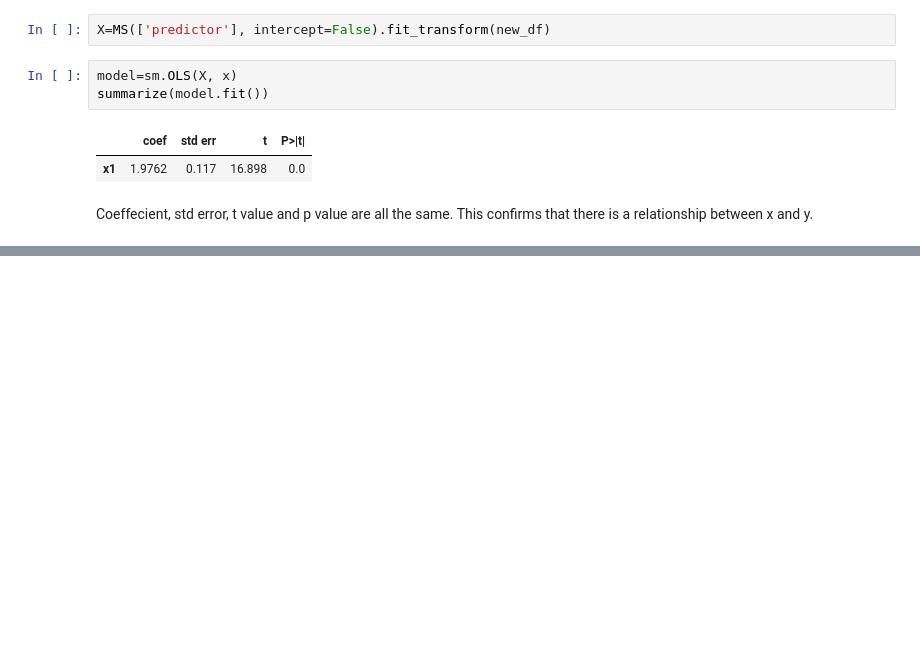
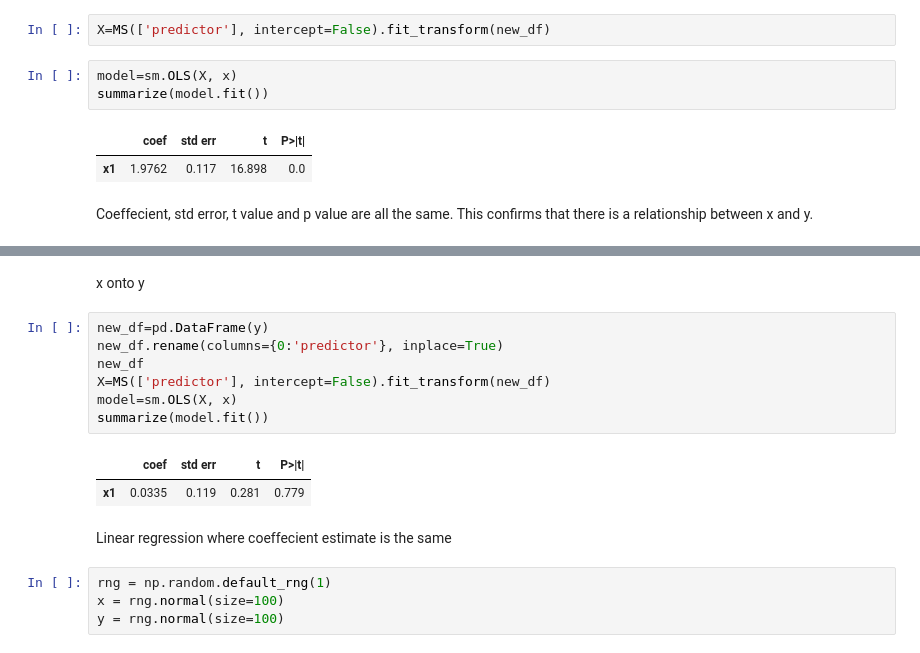
Before and after one commit to Mussab157/ISLP, a Jupyter notebook: Chapter3/ch3_lab.ipynb, the cells around one changed output, grey strips where cells are left out. Saved outputs shown, nothing was run; the diff lists cells and outputs as text; blank space fills up the shorter version.

```diff
--- a/Chapter3/ch3_lab.ipynb
+++ b/Chapter3/ch3_lab.ipynb
@@ -481,0 +500,18 @@ Coeffecient, std error, t value and p value are all the same. This confirms that
+# %% [markdown]
+x onto y
+# %%
+new_df=pd.DataFrame(y)
+new_df.rename(columns={0:'predictor'}, inplace=True)
+new_df
+X=MS(['predictor'], intercept=False).fit_transform(new_df)
+model=sm.OLS(X, x)
+summarize(model.fit())
+# %% [output]
+|  | coef | std err | t | P>|t| |
+| x1 | 0.0335 | 0.119 | 0.281 | 0.779 |
+# %% [markdown]
+Linear regression where coeffecient estimate is the same
+# %%
+rng = np.random.default_rng(1)
+x = rng.normal(size=100)
+y = rng.normal(size=100)
```
Also changed, not shown: parts of 8 cells of this notebook.
